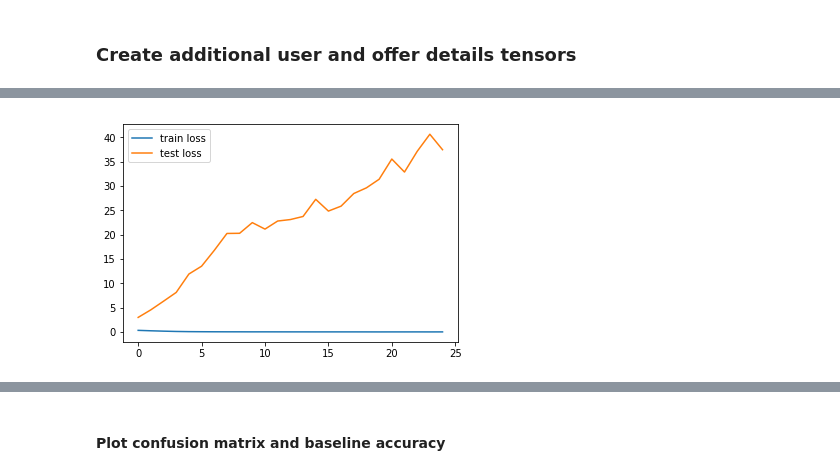
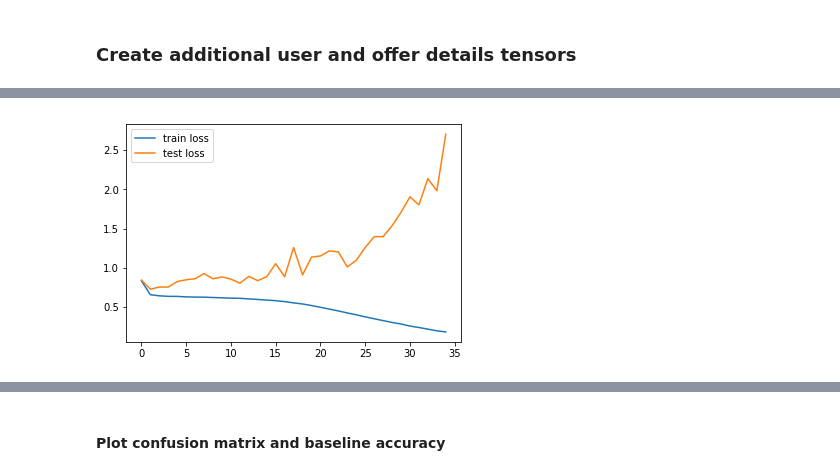
Before and after one commit to bdnf/SBX-Recommendation-Engine, a Jupyter notebook: 3-RecommendationModel.ipynb, the cells around one changed output, grey strips where cells are left out. Saved outputs shown, nothing was run; the diff lists cells and outputs as text; code cells hidden in the pictures.

Commit message:
update: Data Analysis notebook with visualisation and alternative example

```diff
--- a/3-RecommendationModel.ipynb
+++ b/3-RecommendationModel.ipynb
@@ -82,7 +82,7 @@ N = len(df['id'].unique())
 M = len(df['offer_id'].unique())
 
 # Set embedding dimension
-D = 100
+D = 20
 # %%
 offer_specs = ['difficulty', 'duration', 'reward', 'web',
        'email', 'mobile', 'social', 'bogo', 'discount', 'informational']
@@ -131,16 +132,17 @@ class Model(nn.Module):
 device = torch.device("cuda:0" if torch.cuda.is_available() else "cpu")
 print(device)
 
+layers = [1024, 1024, 512, 256, 128]
 model = Model(N, M,
               n_cont_user=df[user_specs].shape[1],
               n_cont_offer=df[offer_specs].shape[1],
               embed_dim=D,
               output_dim=df['event'].nunique(),
-              layers=[512, 256])
+              layers=layers)
 model.to(device)
 
 # Loss and optimizer
 criterion = nn.CrossEntropyLoss()
-optimizer = torch.optim.Adam(model.parameters(), lr=0.001)
-# optimizer = torch.optim.SGD(model.parameters(), lr=0.08, momentum=0.9)
+# optimizer = torch.optim.Adam(model.parameters(), lr=0.01)
+optimizer = torch.optim.SGD(model.parameters(), lr=0.04, momentum=0.9)
 # %% [output]
@@ -202,7 +204,7 @@ val_dataset = torch.utils.data.TensorDataset(
 test_df = df[-N_test:]
 # %%
 # Data loaders
-batch_size = 32
+batch_size = 8
 train_loader = torch.utils.data.DataLoader(dataset=train_dataset,
                                            batch_size=batch_size,
                                            shuffle=True)
@@ -249,7 +251,7 @@ def batch_gd(model, criterion, optimizer, train_iter, test_iter, epochs):
             acc_list.append(acc)
 
         # Get train loss and test loss
-        train_loss = np.mean(train_loss) # a little misleading
+        train_loss = np.mean(train_loss)
 
         val_loss = []
 
@@ -271,12 +273,12 @@ def batch_gd(model, criterion, optimizer, train_iter, test_iter, epochs):
 
         dt = datetime.now() - t0
         print(f'Epoch {it+1}/{epochs}, Train Loss: {train_loss:.4f}, '
-              f'Talidations Loss: {val_loss:.4f}, Accuracy: {acc}, Duration: {dt}')
+              f'Validations Loss: {val_loss:.4f}, Accuracy: {acc:.4f}, Duration: {dt}')
 
     return train_losses, val_losses
 # %%
 train_losses, val_losses = batch_gd( \
-    model, criterion, optimizer, train_loader, validation_loader, 25)
+    model, criterion, optimizer, train_loader, validation_loader, 35)
 
 # Plot the train loss and test loss per iteration
 plt.plot(train_losses, label='train loss')
@@ -304,2 +306,2 @@ Epoch 25/25, Validation Loss: 0.0121, Test Loss: 37.4467, Accuracy: 1.0, Duratio
-[figure, old version]
+[figure, new version]
 # %%
```
Also changed, not shown: parts of 20 cells of this notebook, 2 other files.
